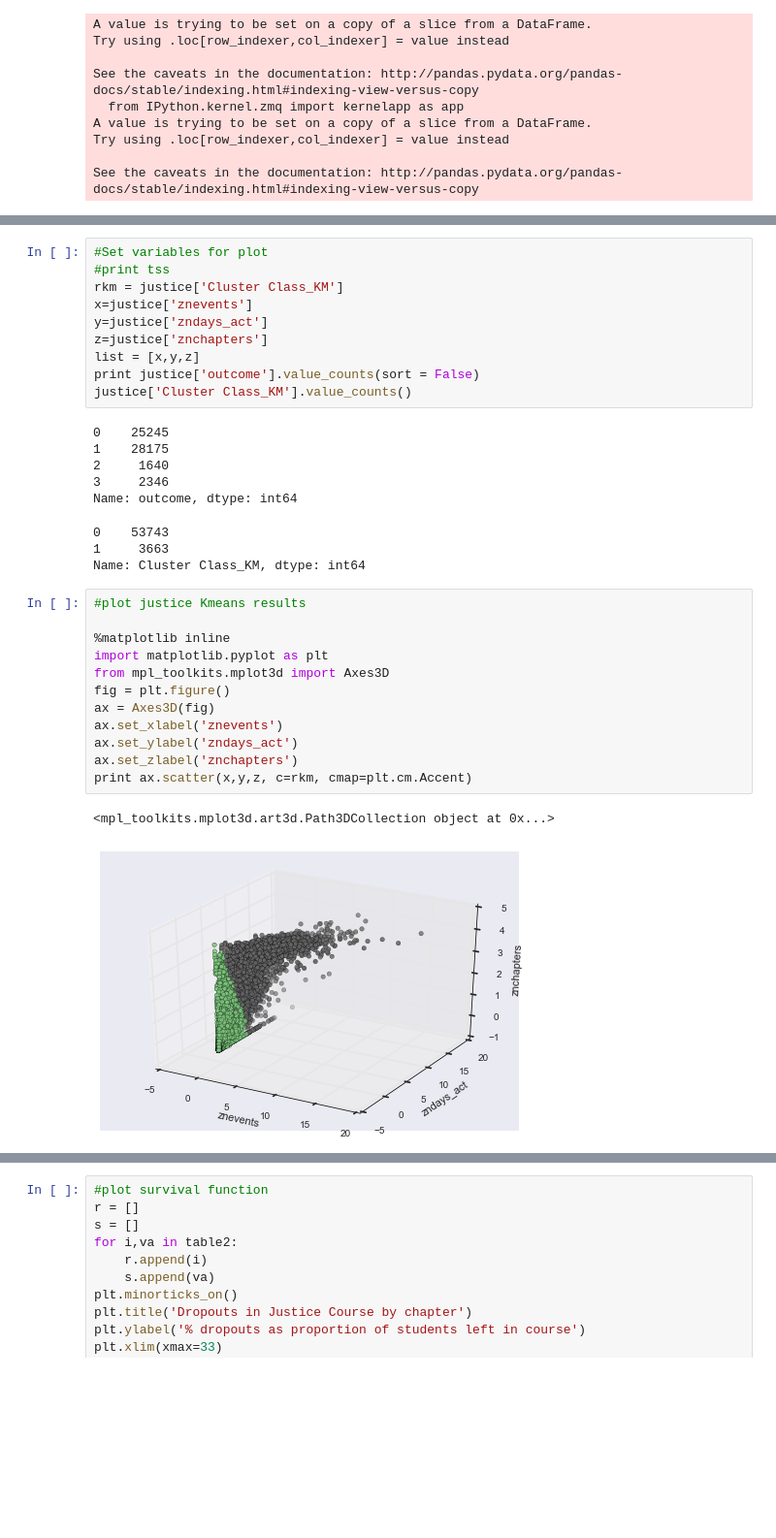
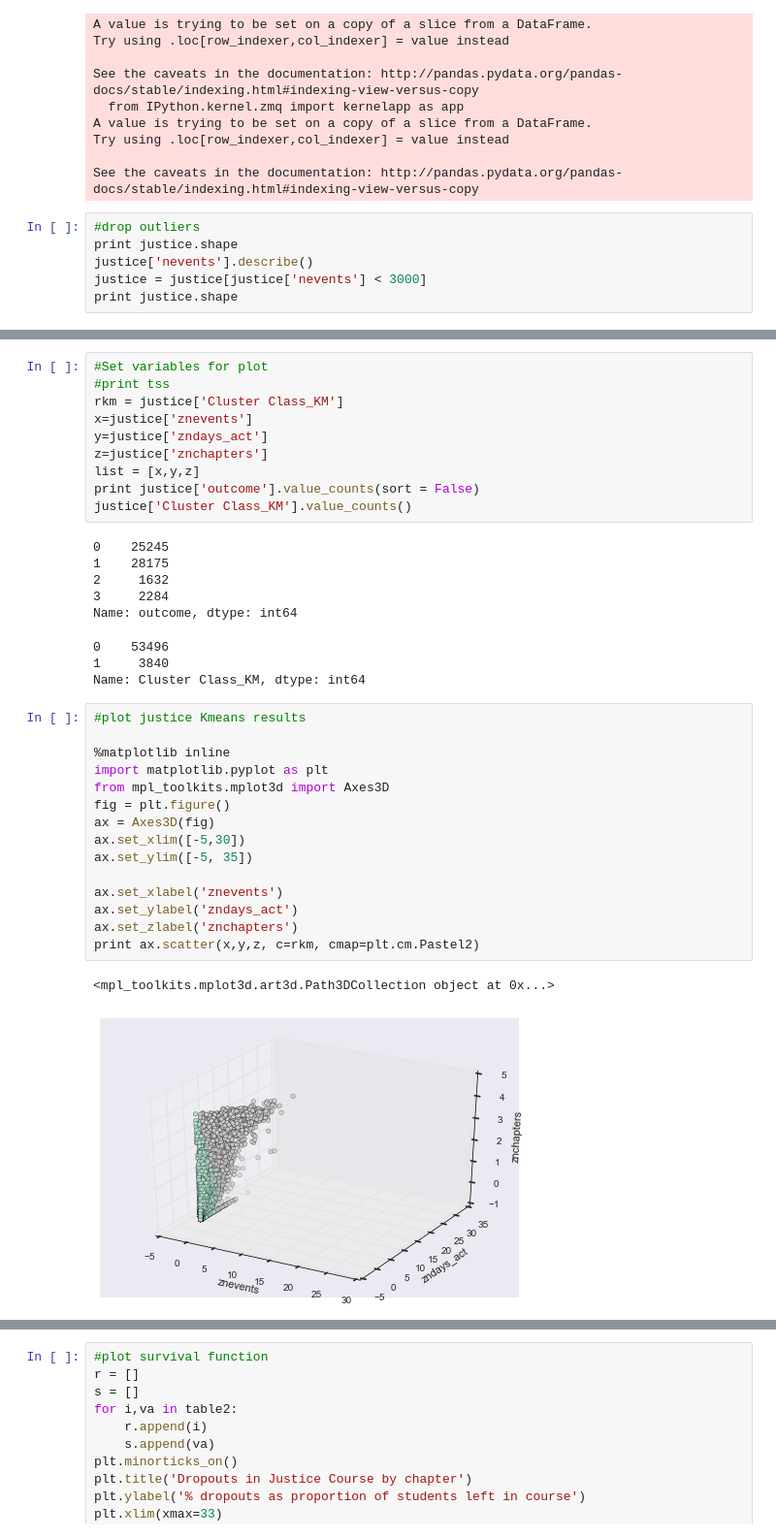
Before and after one commit to boo-owner/Data-Science-Class, a Jupyter notebook: project-justice.ipynb, the cells around one changed output, grey strips where cells are left out. Shown at 97% size. Drawn from its saved outputs; the diff is of its cells as text; blank space fills up the shorter version.

```diff
--- a/project-justice.ipynb
+++ b/project-justice.ipynb
@@ -128,3 +128,9 @@ A value is trying to be set on a copy of a slice from a DataFrame.
 Try using .loc[row_indexer,col_indexer] = value instead
 
 See the caveats in the documentation: http://pandas.pydata.org/pandas-docs/stable/indexing.html#indexing-view-versus-copy
+# %%
+#drop outliers
+print justice.shape
+justice['nevents'].describe()
+justice = justice[justice['nevents'] < 3000]
+print justice.shape
@@ -168,24 +227,27 @@ justice['Cluster Class_KM'].value_counts()
 # %% [output]
 0    25245
 1    28175
-2     1640
-3     2346
+2     1632
+3     2284
 Name: outcome, dtype: int64
-0    53743
-1     3663
+0    53496
+1     3840
 Name: Cluster Class_KM, dtype: int64
 # %%
 #plot justice Kmeans results
 
 %matplotlib inline
 import matplotlib.pyplot as plt
 from mpl_toolkits.mplot3d import Axes3D
 fig = plt.figure()
 ax = Axes3D(fig)
+ax.set_xlim([-5,30])
+ax.set_ylim([-5, 35])
+
 ax.set_xlabel('znevents')
 ax.set_ylabel('zndays_act')
 ax.set_zlabel('znchapters')
-print ax.scatter(x,y,z, c=rkm, cmap=plt.cm.Accent)
+print ax.scatter(x,y,z, c=rkm, cmap=plt.cm.Pastel2)
 # %% [output]
 <mpl_toolkits.mplot3d.art3d.Path3DCollection object at 0x...>
-[figure, old version]
+[figure, new version]
```
Also changed, not shown: parts of 37 cells of this notebook.
